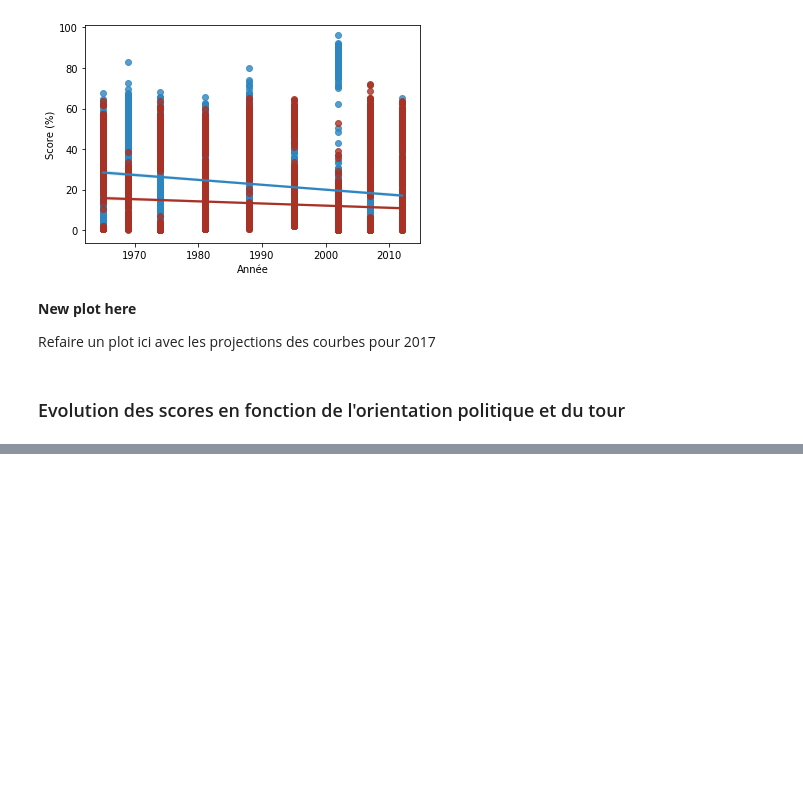
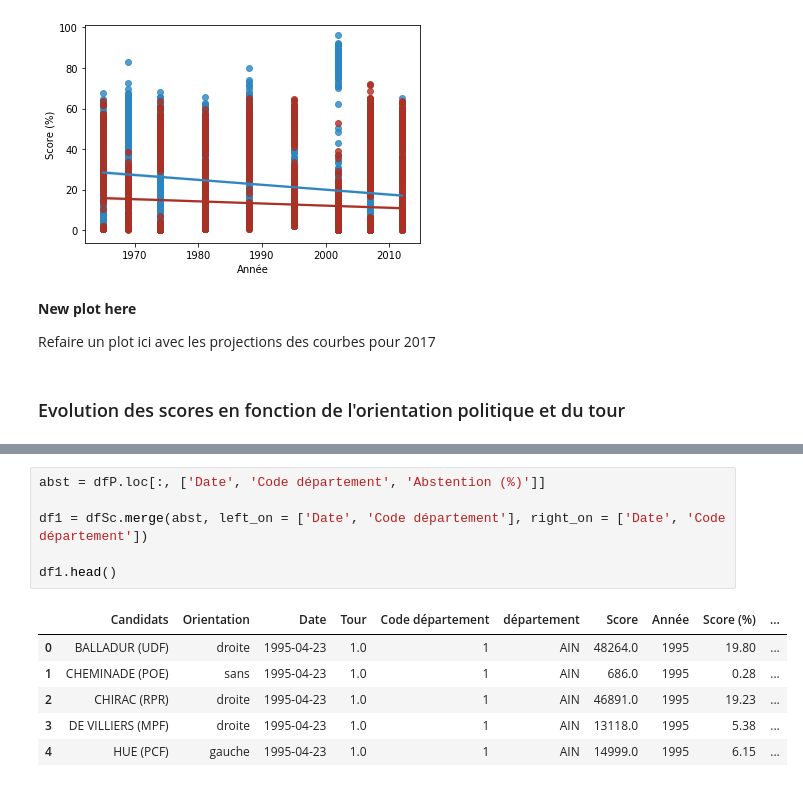
Before and after one commit to h4r1c0t/WildCodeSchool, a Jupyter notebook: Project/Datathon#1/Scripts/Analyses_data_présidentielles_1965-2012.ipynb, the cells around one changed output, grey strips where cells are left out. Saved outputs shown, nothing was run; the diff lists cells and outputs as text; blank space fills up the shorter version.

```diff
--- a/Project/Datathon#1/Scripts/Analyses_data_présidentielles_1965-2012.ipynb
+++ b/Project/Datathon#1/Scripts/Analyses_data_présidentielles_1965-2012.ipynb
@@ -236,0 +291,13 @@ Score pour les partis de gauche : 0.6433800671746271
+# %%
+abst = dfP.loc[:, ['Date', 'Code département', 'Abstention (%)']]
+
+df1 = dfSc.merge(abst, left_on = ['Date', 'Code département'], right_on = ['Date', 'Code département'])
+
+df1.head()
+# %% [output]
+|  | Candidats | Orientation | Date | Tour | Code département | département | Score | Année | Score (%) | ... |
+| 0 | BALLADUR (UDF) | droite | 1995-04-23 | 1.0 | 1 | AIN | 48264.0 | 1995 | 19.80 | ... |
+| 1 | CHEMINADE (POE) | sans | 1995-04-23 | 1.0 | 1 | AIN | 686.0 | 1995 | 0.28 | ... |
+| 2 | CHIRAC (RPR) | droite | 1995-04-23 | 1.0 | 1 | AIN | 46891.0 | 1995 | 19.23 | ... |
+| 3 | DE VILLIERS (MPF) | droite | 1995-04-23 | 1.0 | 1 | AIN | 13118.0 | 1995 | 5.38 | ... |
+| 4 | HUE (PCF) | gauche | 1995-04-23 | 1.0 | 1 | AIN | 14999.0 | 1995 | 6.15 | ... |
```
Also changed, not shown: parts of 7 cells of this notebook, 3 other files.
